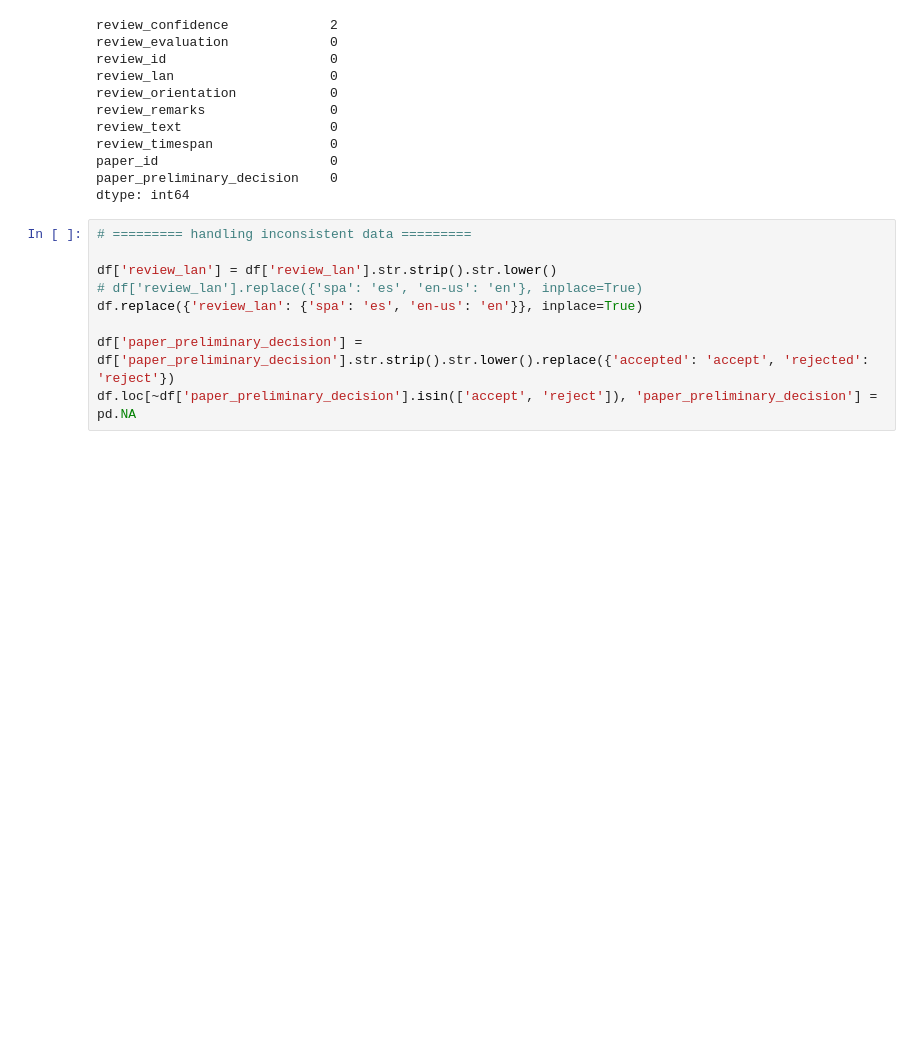
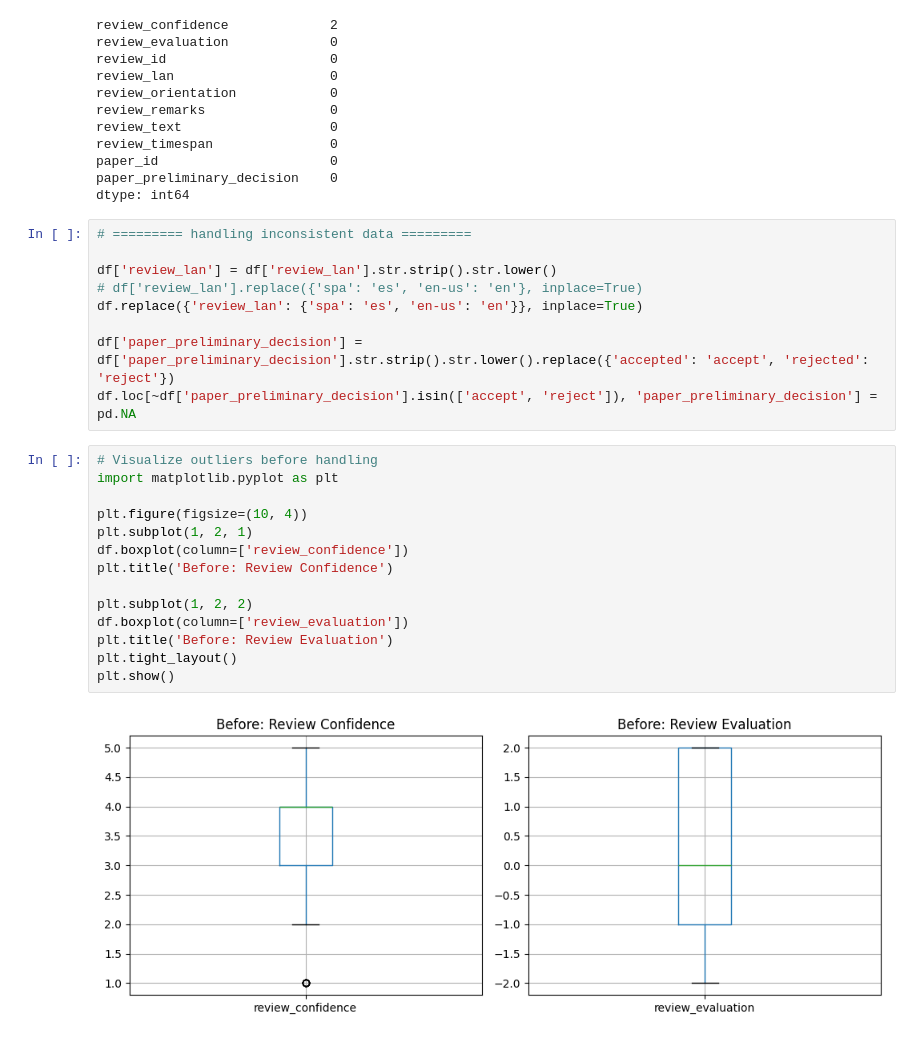
Before and after one commit to natyavidhan/college, a Jupyter notebook: sem 3/DSE/practicals/p1.ipynb, the cells around one changed output. Saved outputs shown, nothing was run; the diff lists cells and outputs as text; blank space fills up the shorter version.

```diff
--- a/sem 3/DSE/practicals/p1.ipynb
+++ b/sem 3/DSE/practicals/p1.ipynb
@@ -67,4 +67,20 @@ df.replace({'review_lan': {'spa': 'es', 'en-us': 'en'}}, inplace=True)
 
 df['paper_preliminary_decision'] = df['paper_preliminary_decision'].str.strip().str.lower().replace({'accepted': 'accept', 'rejected': 'reject'})
 df.loc[~df['paper_preliminary_decision'].isin(['accept', 'reject']), 'paper_preliminary_decision'] = pd.NA
+# %%
+# Visualize outliers before handling
+import matplotlib.pyplot as plt
+
+plt.figure(figsize=(10, 4))
+plt.subplot(1, 2, 1)
+df.boxplot(column=['review_confidence'])
+plt.title('Before: Review Confidence')
+
+plt.subplot(1, 2, 2)
+df.boxplot(column=['review_evaluation'])
+plt.title('Before: Review Evaluation')
+plt.tight_layout()
+plt.show()
+# %% [output]
+[figure, added]
 # %%
```
Also changed, not shown: parts of 6 cells of this notebook, 9 other files.
